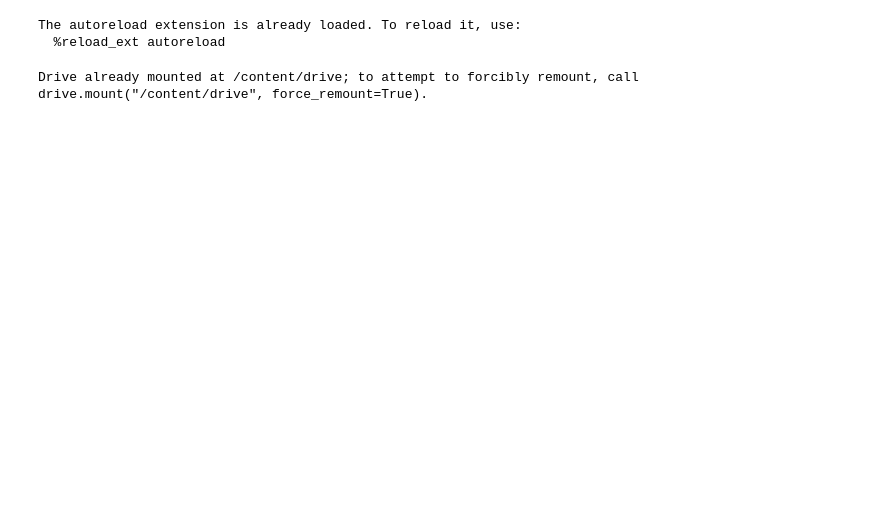
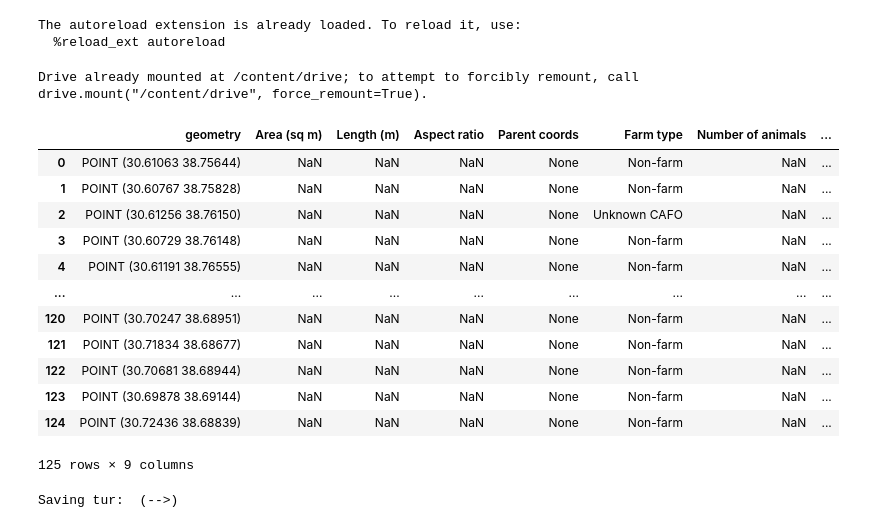
Before and after one commit to rachelemason/CAFO-AI, a Jupyter notebook: 9_getSentinel.ipynb, the cells around one changed output. Saved outputs shown, nothing was run; the diff lists cells and outputs as text; code cells hidden in the pictures; blank space fills up the shorter version.

Commit message:
Modified 9_getSentinel.ipynb to handle held-out regions

```diff
--- a/9_getSentinel.ipynb
+++ b/9_getSentinel.ipynb
@@ -56,20 +56,27 @@ boundary_shapefile = 'Chile/shapefiles/chl_admbnda_adm3_bcn_20211008.shp'
 adm_no = '3'
 """
 
-#"""
+"""
 prefix = 'mex'
 bldgs_file = f"{interim_path}Mexico_bldgs_filtered.pkl"
 boundary_shapefile = 'Mexico/shapefiles/mex_admbnda_adm2_govmex_20210618.shp'
 adm_no = '2'
-#"""
+"""
 
 """
 prefix = 'rou'
 bldgs_file = f"{interim_path}Romania_bldgs_filtered.pkl"
-boundary_shapefile = f"Europe/shapefiles/geoBoundaries-ROU-ADM2_simplified.geojson"
+boundary_shapefile = "Europe/shapefiles/geoBoundaries-ROU-ADM2_simplified.geojson"
 adm_no = '2'
 """
 
+#"""
+prefix = 'tur'
+bldgs_file = f"{interim_path}Turkey_bldgs.pkl"
+boundary_shapefile = "/Misc_global/shapefiles/Turkey.shp"
+adm_no = '-1'
+#"""
+
 print("")
 # %%
 sentinel_bands = ['B4', 'B3', 'B2'] # mainly to reduce data volume/get max resolution
@@ -96,7 +103,7 @@ def modify_shapefile(shpfile):
   except ValueError:
     shp = shp.to_crs("EPSG:4326")
 
-  # Get consistent column names
+  # Get consistent column names.
 
   # Iowa, assuming COUNTY-level
   try:
@@ -114,11 +121,17 @@ def modify_shapefile(shpfile):
   shp.rename(columns={"ADM0_ES": "ADM0", "ADM1_ES": "ADM1",\
                       "ADM2_ES": "ADM2", "ADM3_ES": "ADM3"}, inplace=True)
 
+  # Held-out regions
+  if "Turkey" in shpfile:
+    shp.loc[:, "ADM-1"] = ""
+
   return shp
 areas = modify_shapefile(boundary_shapefile)
 # %%
 # Identify the administrative regions that contain farm/not-farm locations,
-# because we don't want to bother iterating over ones with no farms
+# because we don't want to bother iterating over ones with no farms.  This step
+# is only necessary for the larger training datasets, not for the held-out
+# regions
 
 def narrow_down(bldgs_df, boundaries_df, adm_no):
 
@@ -146,7 +159,11 @@ def narrow_down(bldgs_df, boundaries_df, adm_no):
 
   return bounds_w_data, bldgs_df_2
 
-areas_2, bldgs_2 = narrow_down(bldgs, areas, adm_no=adm_no)
+if prefix not in ["tur"]:
+  areas_2, bldgs_2 = narrow_down(bldgs, areas, adm_no=adm_no)
+else:
+  areas_2, bldgs_2 = areas, bldgs
+  bldgs_2.loc[:, "ADM-1"] = ""
 # %%
 # Function to obtain Sentinel data for a specified region
 
@@ -192,35 +209,50 @@ def extract_snippets(buildings_fc, sentinel_data, filename=None, folder=None):
 #%%skip
 # Get the Sentinel snippets for each location in each AMDx-level area, and write
 # to file. This is where we create the ridiculous number of files.
 
 # O'Brien county in Iowa fails, presumably b/c of data volume. This is tolerable
 # because Iowa already has many more farms than the other datasets, but it
 # underscores the need for a better way of doing this.
 
 def create_interim_files(bldgs, bounds, prefix, adm_no, verbose=False):
 
   for place in bounds[f'ADM{adm_no}']:
 
     # Convert building info and boundary to ee featureCollections
     geometry = geemap.gdf_to_ee(bounds[bounds[f'ADM{adm_no}']==place][['geometry']])
-    bldgs_fc = geemap.gdf_to_ee(bldgs[bldgs[f'ADM{adm_no}'] == place])
+    bldgs_fc = geemap.gdf_to_ee(bldgs[bldgs[f'ADM{adm_no}']==place])
 
     # Get the Sentinel data for this area
     sentinel = get_sentinel(geometry, sentinel_bands)
 
     # Extract Sentinel data around each building location
     _, pix = extract_snippets(bldgs_fc, sentinel)
 
     # Save a file containing all the snippets for each region
     fname = unidecode(place).title().replace(" ", "").strip()
     try:
       utils.write_to_file(pix, f"{prefix}_{fname}", 'interim_files')
       if verbose:
         print(f"Saving {prefix}: {place} (-->{fname})")
     except:
       print(f" -- {place} failed")
 
-create_interim_files(bldgs_2, areas_2, prefix, adm_no)
+create_interim_files(bldgs_2, areas_2, prefix, adm_no, verbose=True)
+# %% [output]
+|  | geometry | Area (sq m) | Length (m) | Aspect ratio | Parent coords | Farm type | Number of animals | ... |
+| 0 | POINT (30.61063 38.75644) | NaN | NaN | NaN | None | Non-farm | NaN | ... |
+| 1 | POINT (30.60767 38.75828) | NaN | NaN | NaN | None | Non-farm | NaN | ... |
+| 2 | POINT (30.61256 38.76150) | NaN | NaN | NaN | None | Unknown CAFO | NaN | ... |
+| 3 | POINT (30.60729 38.76148) | NaN | NaN | NaN | None | Non-farm | NaN | ... |
+| 4 | POINT (30.61191 38.76555) | NaN | NaN | NaN | None | Non-farm | NaN | ... |
+| ... | ... | ... | ... | ... | ... | ... | ... | ... |
+| 120 | POINT (30.70247 38.68951) | NaN | NaN | NaN | None | Non-farm | NaN | ... |
+| 121 | POINT (30.71834 38.68677) | NaN | NaN | NaN | None | Non-farm | NaN | ... |
+| 122 | POINT (30.70681 38.68944) | NaN | NaN | NaN | None | Non-farm | NaN | ... |
+| 123 | POINT (30.69878 38.69144) | NaN | NaN | NaN | None | Non-farm | NaN | ... |
+| 124 | POINT (30.72436 38.68839) | NaN | NaN | NaN | None | Non-farm | NaN | ... |
+125 rows × 9 columns
+Saving tur:  (-->)
 # %%
 utils.ee_task_status(n_tasks=10)
 # %% [output]
```
Also changed, not shown: parts of 4 cells of this notebook.
